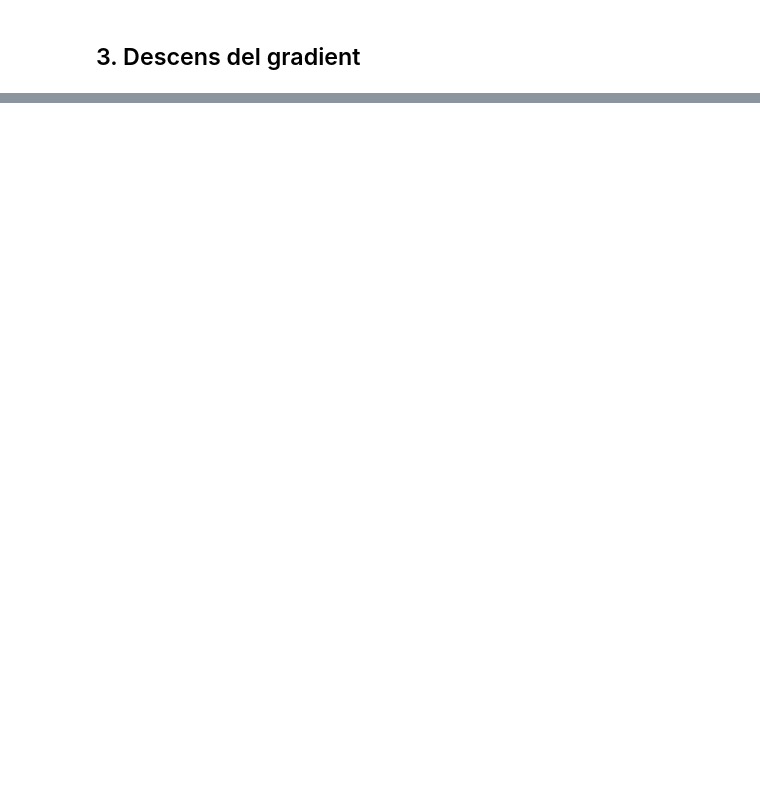
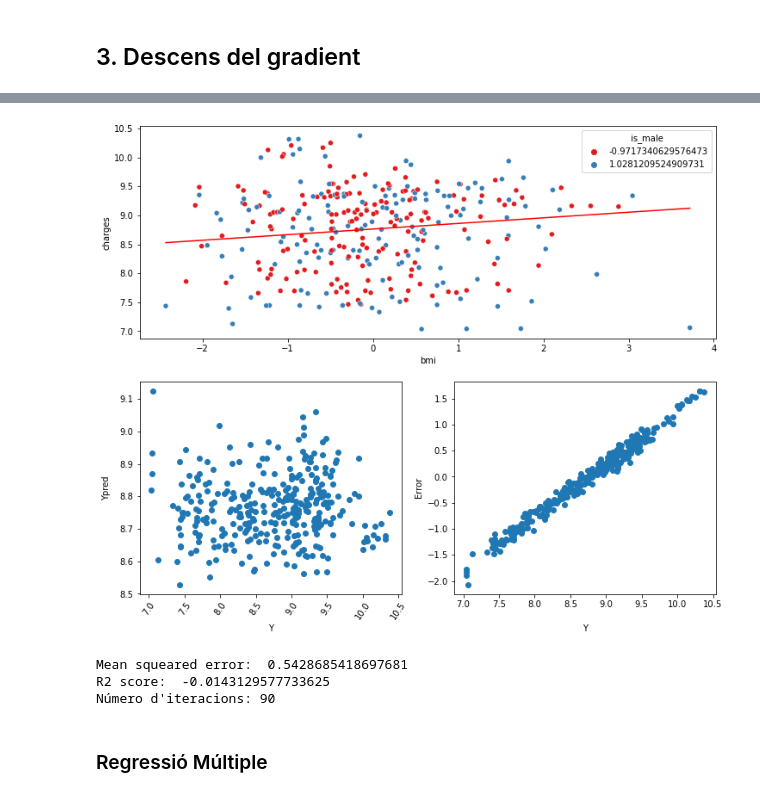
Before and after one commit to AlbaFernandezCor/Practica1_ApC, a Jupyter notebook: PràcticaPreDef.ipynb, the cells around one changed output, grey strips where cells are left out. Cells and saved outputs as stored; diff of their text form; code cells hidden in the pictures; blank space fills up the shorter version.

```diff
--- a/PràcticaPreDef.ipynb
+++ b/PràcticaPreDef.ipynb
@@ -667,0 +831,11 @@ plt.show()
+# %%
+# Regressió de l'atribut bmi tenint en compte el sexe (vermell = home, blau = dona) sabent que no són fumadors
+# També es grafiquen Ypred-Y i Error-Y
+RegressioSimpleGD(0.05,1000,0.000001,'bmi', XNF_train, YNF_train, XNF_test, YNF_test)
+# %% [output]
+[figure, added]
+Mean squeared error:  0.5428685418697681
+R2 score:  -0.0143129577733625
+Número d'iteracions: 90
+# %% [markdown]
+### Regressió Múltiple
```
Also changed, not shown: parts of 37 cells of this notebook.
